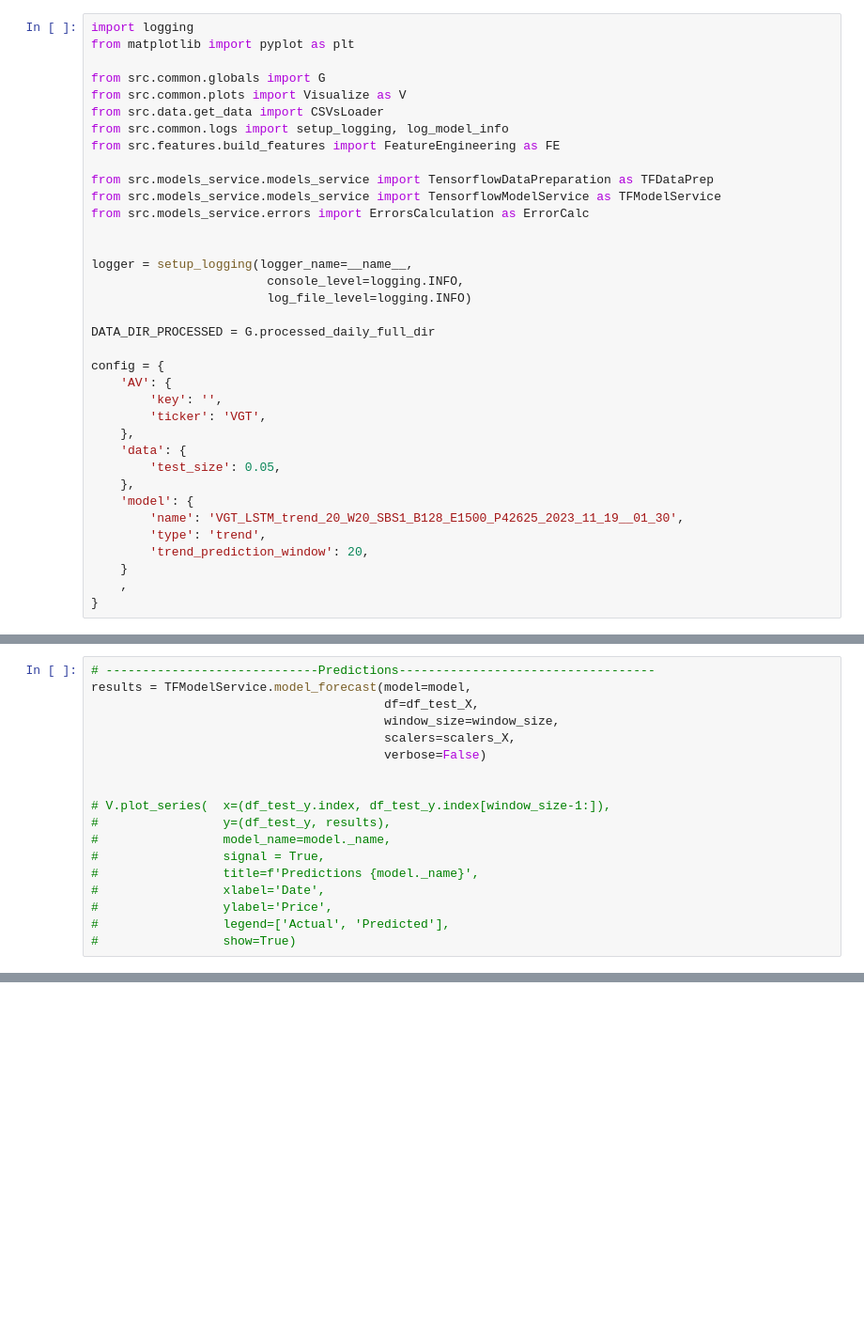
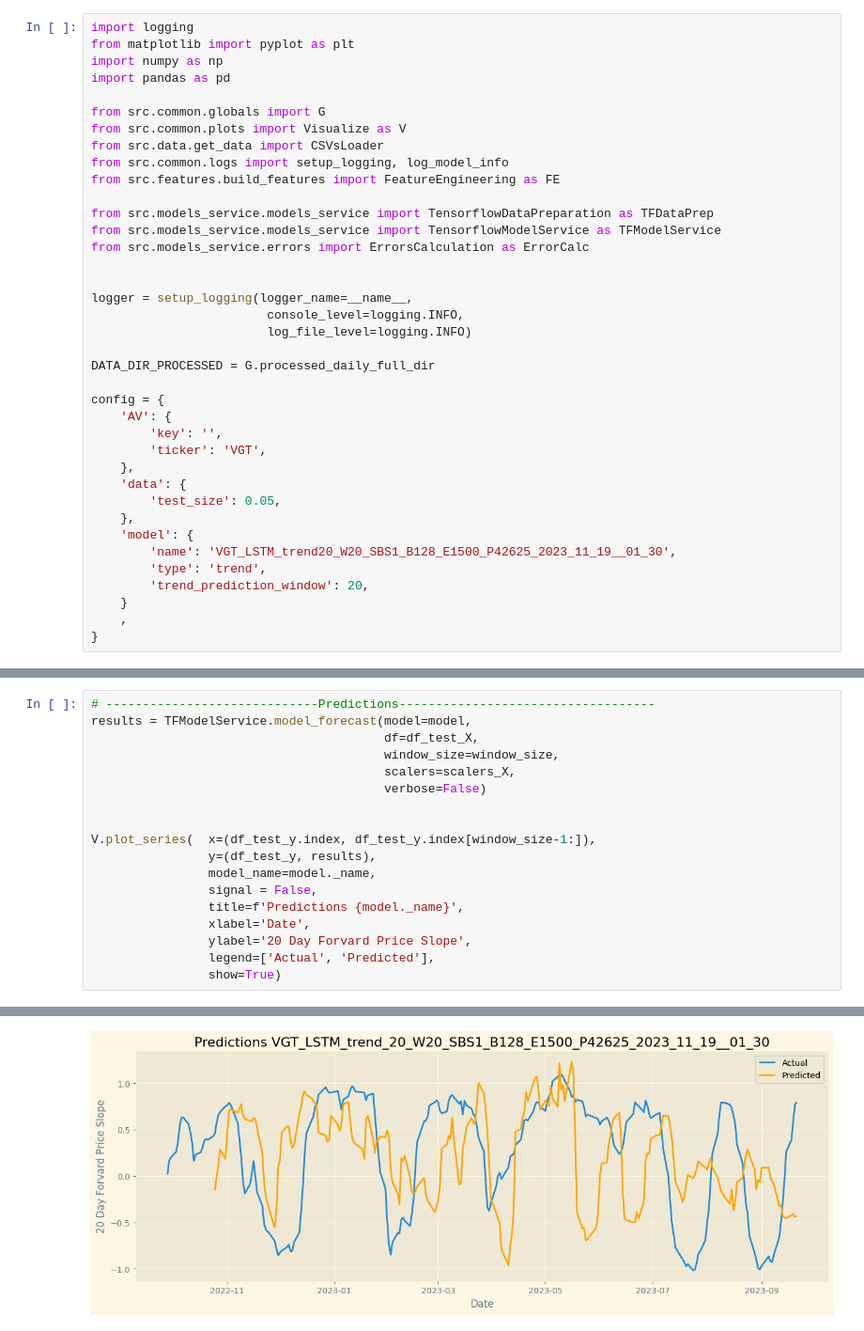
Before and after one commit to Folongton/p7-trading-bot, a Jupyter notebook: src/models_run/PREDICT_LSTM_trend.ipynb, the cells around one changed output, grey strips where cells are left out. Shown at 94% size. Saved outputs shown, nothing was run; the diff lists cells and outputs as text; blank space fills up the shorter version.

Commit message:
Trend prediction Plots Done, Predict.ipynb Ready

```diff
--- a/src/models_run/PREDICT_LSTM_trend.ipynb
+++ b/src/models_run/PREDICT_LSTM_trend.ipynb
@@ -1,6 +1,8 @@
 # %%
 import logging
 from matplotlib import pyplot as plt
+import numpy as np
+import pandas as pd
 
 from src.common.globals import G
 from src.common.plots import Visualize as V
@@ -28,7 +30,7 @@ config = {
         'test_size': 0.05,
     },
     'model': {
-        'name': 'VGT_LSTM_trend_20_W20_SBS1_B128_E1500_P42625_2023_11_19__01_30',
+        'name': 'VGT_LSTM_trend20_W20_SBS1_B128_E1500_P42625_2023_11_19__01_30',
         'type': 'trend',
         'trend_prediction_window': 20,
     }
@@ -87,13 +91,13 @@ results = TFModelService.model_forecast(model=model,
                                         verbose=False)
 
 
-# V.plot_series(  x=(df_test_y.index, df_test_y.index[window_size-1:]),
-#                 y=(df_test_y, results),
-#                 model_name=model._name,
-#                 signal = True,
-#                 title=f'Predictions {model._name}',
-#                 xlabel='Date',
-#                 ylabel='Price',
-#                 legend=['Actual', 'Predicted'],
-#                 show=True)
+V.plot_series(  x=(df_test_y.index, df_test_y.index[window_size-1:]),
+                y=(df_test_y, results),
+                model_name=model._name,
+                signal = False,
+                title=f'Predictions {model._name}',
+                xlabel='Date',
+                ylabel='20 Day Forvard Price Slope',
+                legend=['Actual', 'Predicted'],
+                show=True)
 # %% [output]
@@ -103,0 +109 @@ results = TFModelService.model_forecast(model=model,
+[figure, added]
```
Also changed, not shown: parts of 6 cells of this notebook, 4 other files.
